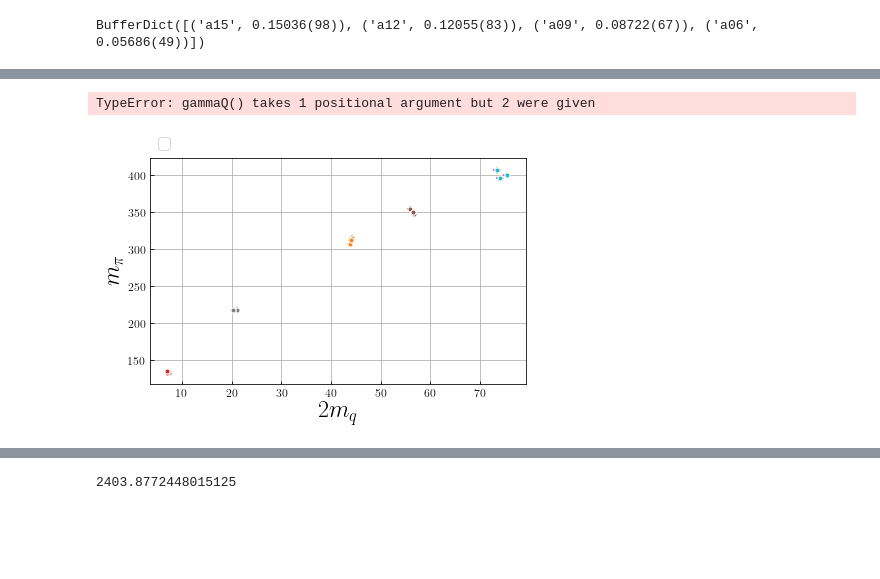
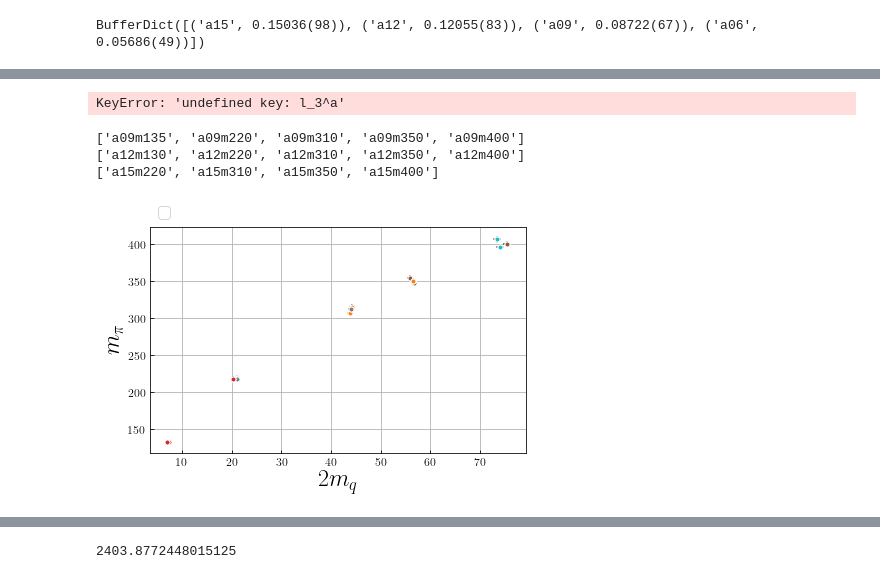
Before and after one commit to gdbrad/nucleon_sigma, a Jupyter notebook: notebooks/mpi.ipynb, the cells around one changed output, grey strips where cells are left out. Cells and saved outputs as stored; diff of their text form; code cells hidden in the pictures; blank space fills up the shorter version.

```diff
--- a/notebooks/mpi.ipynb
+++ b/notebooks/mpi.ipynb
@@ -35,14 +35,10 @@ gv.load('../data/a_fm_results.p')
 # %% [output]
 BufferDict([('a15', 0.15036(98)), ('a12', 0.12055(83)), ('a09', 0.08722(67)), ('a06', 0.05686(49))])
 # %%
-all_ensembles = ['a09m135','a09m220','a09m310','a09m350','a09m400','a12m130','a12m220','a12m310','a12m350','a12m400','a15m135XL','a15m220','a15m310','a15m350','a15m400']
+all_ensembles = ['a09m135','a09m220','a09m310','a09m350','a09m400','a12m130','a12m220','a12m310','a12m350','a12m400','a15m220','a15m310','a15m350','a15m400']
 input_output=i_o.InputOutput()
 data= input_output.get_data(scheme='w0_org',units='phys',include_phys=False,ensembles=all_ensembles)
 phys_point_data = input_output.get_data_phys_point()
 hbarc = phys_point_data['hbarc']
         #new_prior = input_output.make_prior(data,prior)
 #print(all_ensembles)
-#mpisq_mev = (data['m_pi'] / gv.gvar('0.08730(70)') * 197.3269804)**2
-#mpi = np.sqrt(mpisq_mev)
-#for a_xx in np.unique([ens.split('m')[0] for ens in all_ensembles]):
-#
@@ -83,6 +213,7 @@ models = yaml.load(f,Loader=yaml.FullLoader)
 model_info = {}
 for item in models.values():
     #model_info_mpi = item['mpi:l_lo:d_lo:x_lo']
+    #model_info_mpi = item['mpi_ma:l_lo:d_lo:x_lo']
     model_info_mpi = item['mpi_ma:l_n2lo:d_n2lo:x_n2lo'] #have to include disc effects
 prior = {}
 l_3_flag = gv.gvar(3.07,.64)
@@ -92,8 +223,8 @@ l_4_flag = gv.gvar(4.02,.45)
 prior['l_3'] = (l_3_flag + np.log(phys_point_data['eps_pi']**2)) / (-4)
 prior['l_4'] = (l_4_flag + np.log(phys_point_data['eps_pi']**2))
 prior['l_3^a'] = gv.gvar(0,1000)
-prior['c_{mpi,2F}'] = gv.gvar(0,20) - (6*l_3_flag) + l_4_flag - 1/4
-prior['c_{mpi,1F}'] = gv.gvar(0,20) - l_3_flag*(1+4*l_3_flag - l_4_flag)
+prior['c_{mpi,2F}'] = gv.gvar('0(50)') #gv.gvar('0(20)') - (6*l_3_flag) + l_4_flag - 1/4
+prior['c_{mpi,1F}'] = gv.gvar('0(50)') #- l_3_flag*(1+4*l_3_flag - l_4_flag)
 prior['d_{mpi,a}']  = gv.gvar(0,4)
 prior['d_{mpi,ll}'] = gv.gvar(0,4)
 prior['d_{mpi,al}'] = gv.gvar(0,4)
@@ -117,11 +248,11 @@ for a_xx in np.unique([ens.split('m')[0] for ens in all_ensembles]):
         ensembles = [ens for ens in all_ensembles if ens.startswith(a_xx)]
         if len(ensembles) >= num:
             ensembles = ensembles[:num]
-            data= input_output.get_data(scheme='w0_org',units='phys',include_phys=False,ensembles=all_ensembles)
+            data= input_output.get_data(scheme='w0_org',units='phys',include_phys=False,ensembles=ensembles)
             #print(data)
             fit_mpi = mpi_fit.fit_routine_mpi(prior=prior, data=data, model_info=model_info_mpi)
             #print(fit_mpi)
-            fit = fit_mpi.fit()
+            fit = fit_mpi.fit
 
             B[a_xx]['value'].append(fit.p['B'])
             B[a_xx]['q'].append(fit.Q)
@@ -170,15 +301,15 @@ for a_xx, ax_value, ax_q,ax_log in zip(B, [ax_value_a09, ax_value_a12, ax_value_
     ax_log.set_ylim(-75, -20)
 
     # if (y_ax_min is not None) and (y_ax_max is not None):
-    ax_value_a12.set_ylim(3000, 6000)
-    ax_value_a15.set_ylim(3000, 6000)
+    ax_value_a12.set_ylim(2500, 5500)
+    ax_value_a15.set_ylim(2500, 5500)
 
 ax_log_a15.set_xlabel('No. ensembles')
-print(fit)
+print(fit, '\n',l_3)
 #fig.savefig('../tmp/l_3_vs_num_ensembles.png')
 plt.show()
 # %% [output]
-TypeError: gammaQ() takes 1 positional argument but 2 were given
+KeyError: 'undefined key: l_3^a'
 # %%
 xparam = 'm_q'
 yparam = 'm_pi'
@@ -192,6 +323,9 @@ colormap = {
 
 x = {}
 y = {}
+for a_xx in np.unique([ens.split('m')[0] for ens in all_ensembles]):
+    ensembles = [ens for ens in all_ensembles if ens.startswith(a_xx)]
+    print(ensembles)
 
 for i in range(len(all_ensembles)):
     for j, param in enumerate([xparam, yparam]):
@@ -210,34 +344,37 @@ for i in range(len(all_ensembles)):
             x[i] = value
             xlabel = label
         elif j == 1:
             y[i] = value
             ylabel = label
 
 for i in range(len(all_ensembles)):
     C = gv.evalcov([x[i], y[i]])
     eVe, eVa = np.linalg.eig(C)
     for e, v in zip(eVe, eVa.T):
         plt.plot([gv.mean(x[i])-1*np.sqrt(e)*v[0], 1*np.sqrt(e)*v[0] + gv.mean(x[i])],
                 [gv.mean(y[i])-1*np.sqrt(e)*v[1], 1*np.sqrt(e)*v[1] + gv.mean(y[i])],
                     alpha=1.0, lw=2)
         plt.plot(gv.mean(x[i]), gv.mean(y[i]),
                     marker='o', mec='w', zorder=3)
 
 
 handles, labels = plt.gca().get_legend_handles_labels()
 by_label = dict(zip(labels, handles))
 plt.legend(by_label.values(), by_label.keys(),
     ncol=len(by_label), bbox_to_anchor=(0,1), loc='lower left')
 plt.grid()
 plt.xlabel(xlabel, fontsize = 24)
 plt.ylabel(ylabel, fontsize = 24)
 #plt.axvline(gv.mean(phys_point_data['eps_pi']), ls='--', label='phys. point')
 
 fig = plt.gcf()
 plt.show()
 plt.close()
 # %% [output]
+['a09m135', 'a09m220', 'a09m310', 'a09m350', 'a09m400']
+['a12m130', 'a12m220', 'a12m310', 'a12m350', 'a12m400']
+['a15m220', 'a15m310', 'a15m350', 'a15m400']
-[figure, old version]
+[figure, new version]
 # %%
 xparam = 'm_q'
 yparam = 'm_pi_sq'
```
Also changed, not shown: parts of 8 cells of this notebook, 5 other files.
